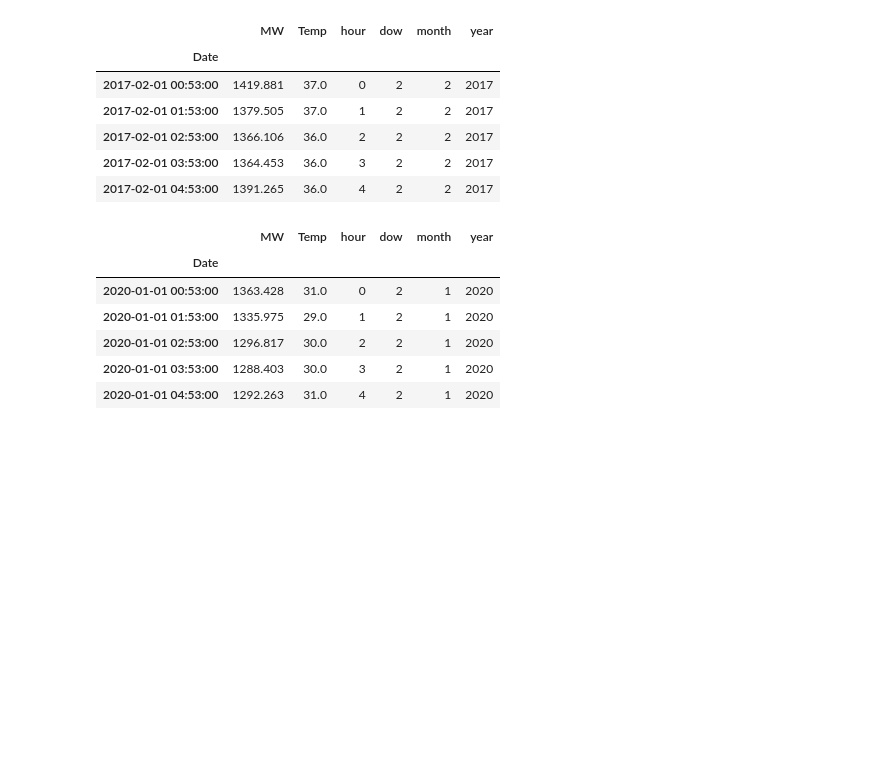
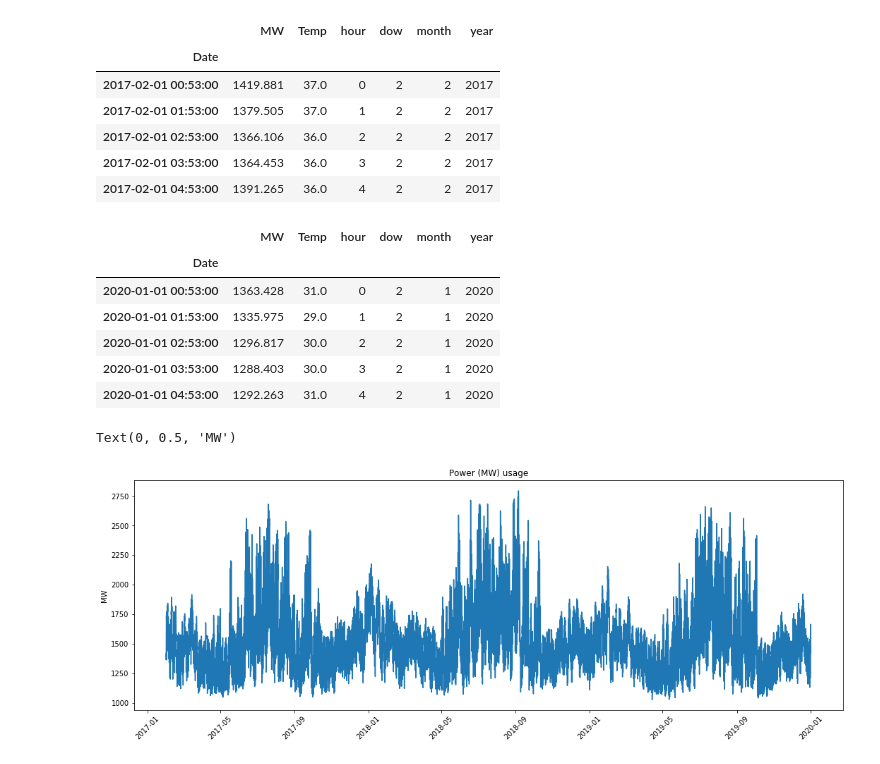
Before and after one commit to dvallea/Data_challenges, a Jupyter notebook: Milestone_1.ipynb, the cells around one changed output. Cells and saved outputs as stored; diff of their text form; code cells hidden in the pictures; blank space fills up the shorter version.

```diff
--- a/Milestone_1.ipynb
+++ b/Milestone_1.ipynb
@@ -58,3 +60,13 @@ testing.head()
 | 2020-01-01 02:53:00 | 1296.817 | 30.0 | 2 | 2 | 1 | 2020 |
 | 2020-01-01 03:53:00 | 1288.403 | 30.0 | 3 | 2 | 1 | 2020 |
 | 2020-01-01 04:53:00 | 1292.263 | 31.0 | 4 | 2 | 1 | 2020 |
+# %%
+# Plot training energy data
+plt.figure(figsize=(18,6))
+plt.plot(training.index, training.MW)
+plt.xticks(rotation = 45)
+plt.title('Power (MW) usage')
+plt.ylabel('MW')
+# %% [output]
+Text(0, 0.5, 'MW')
+[figure, added]
```
Also changed, not shown: parts of 15 cells of this notebook.
